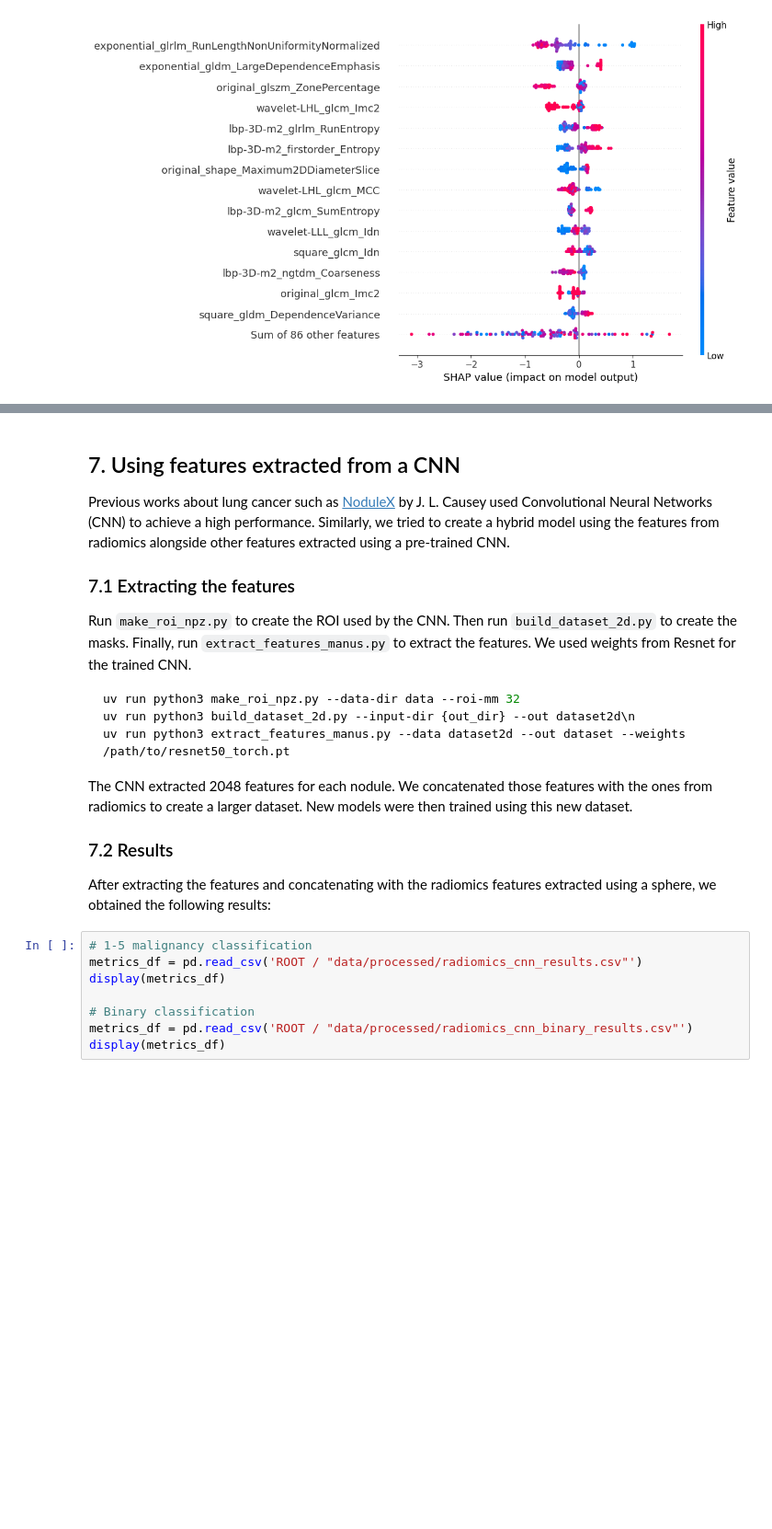
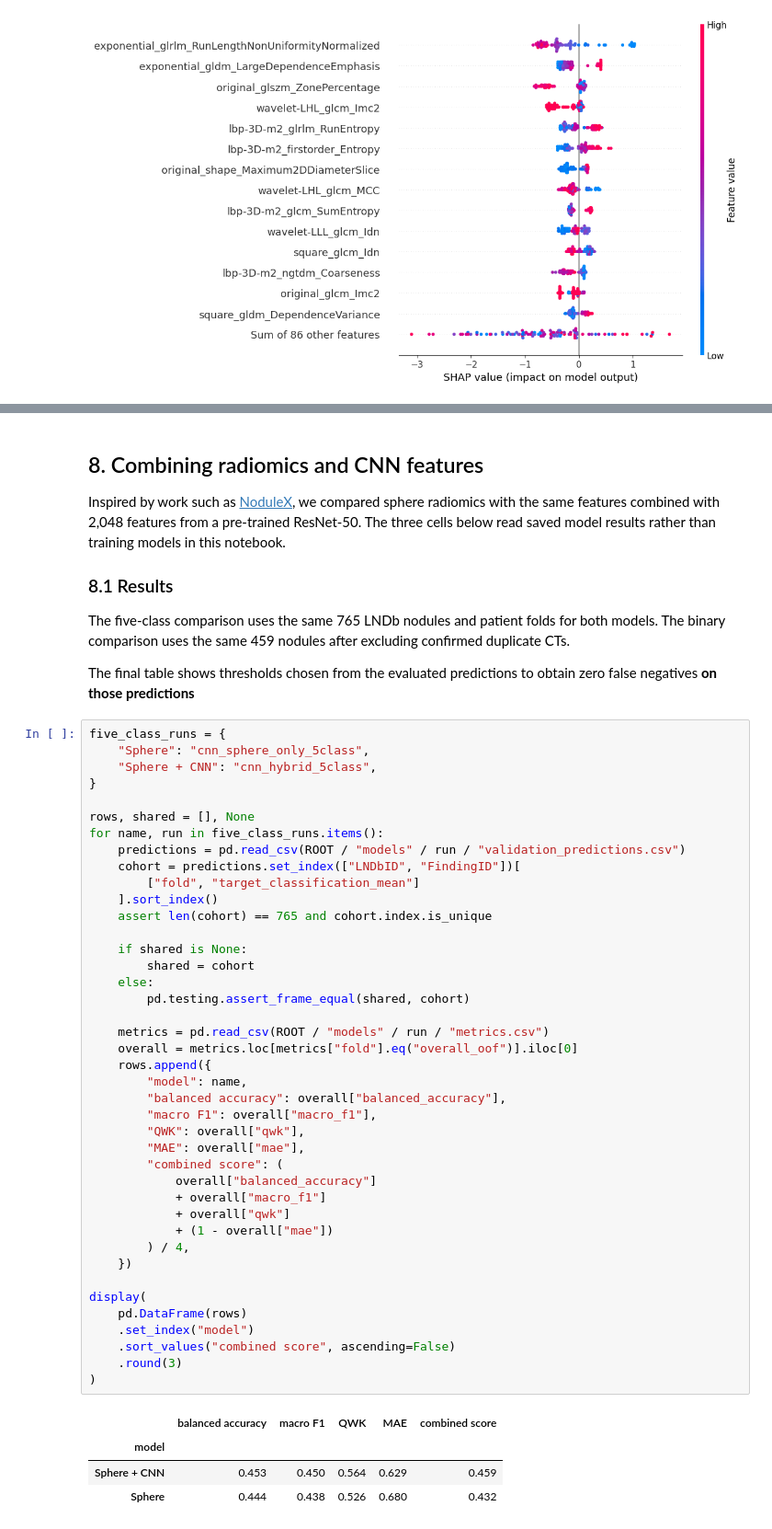
Before and after one commit to anaaaraujoo/lung-ct-classification, a Jupyter notebook: notebooks/radiomics_analysis.ipynb, the cells around one changed output, grey strips where cells are left out. Shown at 92% size. Saved outputs shown, nothing was run; the diff lists cells and outputs as text; blank space fills up the shorter version.

````diff
--- a/notebooks/radiomics_analysis.ipynb
+++ b/notebooks/radiomics_analysis.ipynb
@@ -731,31 +660,56 @@ Top 100: test fold 1, 100 features, 102 nodules
 # %% [markdown]
-## 7. Using features extracted from a CNN
+## 8. Combining radiomics and CNN features
 
-Previous works about lung cancer such as [NoduleX](https://pmc.ncbi.nlm.nih.gov/articles/PMC6006355/) by J. L. Causey used Convolutional Neural Networks (CNN) to achieve a high performance. Similarly, we tried to create a hybrid model using the features from radiomics alongside other features extracted using a pre-trained CNN.
+Inspired by work such as [NoduleX](https://pmc.ncbi.nlm.nih.gov/articles/PMC6006355/), we compared sphere radiomics with the same features combined with 2,048 features from a pre-trained ResNet-50. The three cells below read saved model results rather than training models in this notebook.
 
-### 7.1 Extracting the features
-Run `make_roi_npz.py` to create the ROI used by the CNN.
-Then run `build_dataset_2d.py` to create the masks.
-Finally, run `extract_features_manus.py` to extract the features. We used weights from Resnet for the trained CNN.
+### 8.1 Results
 
-``` bash
-uv run python3 make_roi_npz.py --data-dir data --roi-mm 32
-uv run python3 build_dataset_2d.py --input-dir {out_dir} --out dataset2d\n
-uv run python3 extract_features_manus.py --data dataset2d --out dataset --weights /path/to/resnet50_torch.pt
-```
+The five-class comparison uses the same 765 LNDb nodules and patient folds for both models. The binary comparison uses the same 459 nodules after excluding confirmed duplicate CTs.
 
-The CNN extracted 2048 features for each nodule.
-We concatenated those features with the ones from radiomics to create a larger dataset. New models were then trained using this new dataset.
-
-
-### 7.2 Results
-
-After extracting the features and concatenating with the radiomics features extracted using a sphere, we obtained the following results:
+The final table shows thresholds chosen from the evaluated predictions to obtain zero false negatives **on those predictions**
 # %%
-# 1-5 malignancy classification
-metrics_df = pd.read_csv('ROOT / "data/processed/radiomics_cnn_results.csv"')
-display(metrics_df)
+five_class_runs = {
+    "Sphere": "cnn_sphere_only_5class",
+    "Sphere + CNN": "cnn_hybrid_5class",
+}
 
-# Binary classification
-metrics_df = pd.read_csv('ROOT / "data/processed/radiomics_cnn_binary_results.csv"')
-display(metrics_df)
+rows, shared = [], None
+for name, run in five_class_runs.items():
+    predictions = pd.read_csv(ROOT / "models" / run / "validation_predictions.csv")
+    cohort = predictions.set_index(["LNDbID", "FindingID"])[
+        ["fold", "target_classification_mean"]
+    ].sort_index()
+    assert len(cohort) == 765 and cohort.index.is_unique
+
+    if shared is None:
+        shared = cohort
+    else:
+        pd.testing.assert_frame_equal(shared, cohort)
+
+    metrics = pd.read_csv(ROOT / "models" / run / "metrics.csv")
+    overall = metrics.loc[metrics["fold"].eq("overall_oof")].iloc[0]
+    rows.append({
+        "model": name,
+        "balanced accuracy": overall["balanced_accuracy"],
+        "macro F1": overall["macro_f1"],
+        "QWK": overall["qwk"],
+        "MAE": overall["mae"],
+        "combined score": (
+            overall["balanced_accuracy"]
+            + overall["macro_f1"]
+            + overall["qwk"]
+            + (1 - overall["mae"])
+        ) / 4,
+    })
+
+display(
+    pd.DataFrame(rows)
+    .set_index("model")
+    .sort_values("combined score", ascending=False)
+    .round(3)
+)
+# %% [output]
+|  | balanced accuracy | macro F1 | QWK | MAE | combined score |
+| model |  |  |  |  |  |
+| Sphere + CNN | 0.453 | 0.450 | 0.564 | 0.629 | 0.459 |
+| Sphere | 0.444 | 0.438 | 0.526 | 0.680 | 0.432 |
````
Also changed, not shown: parts of 8 cells of this notebook, 12 other files.
